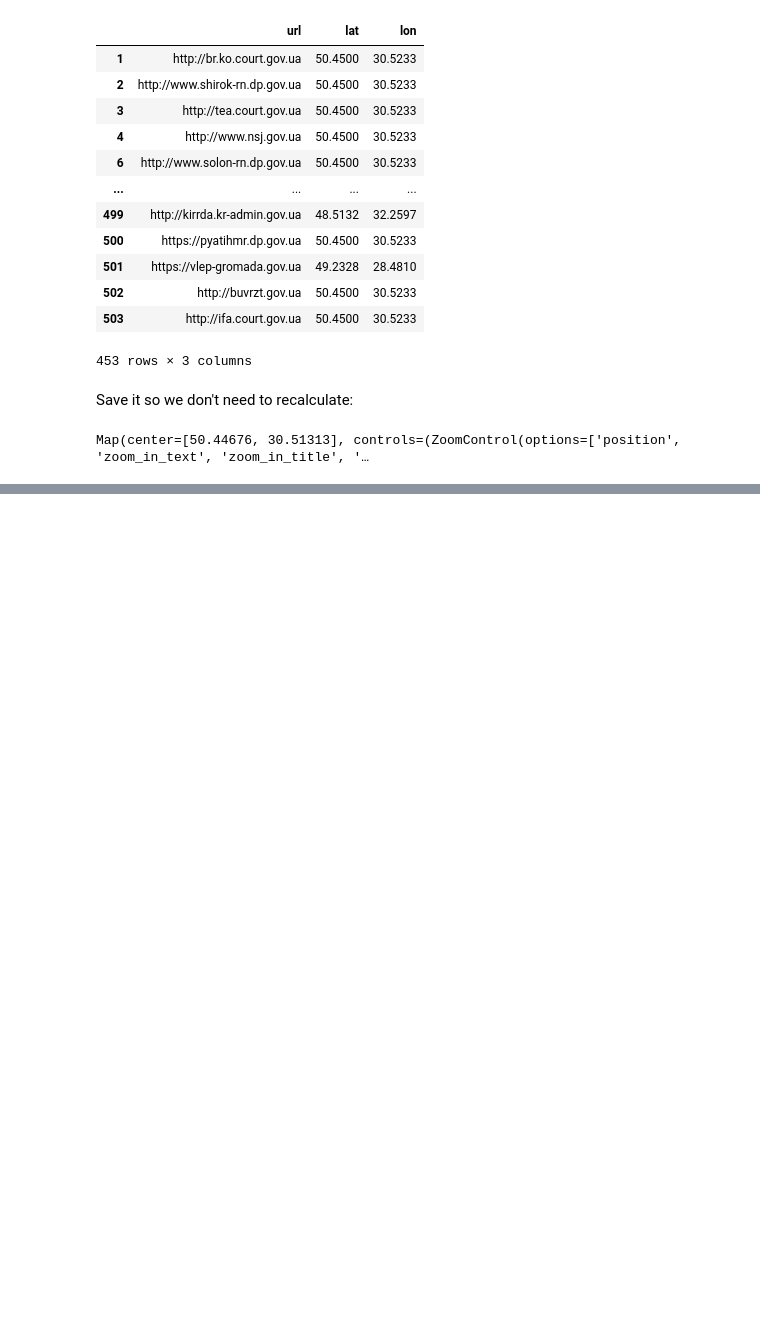
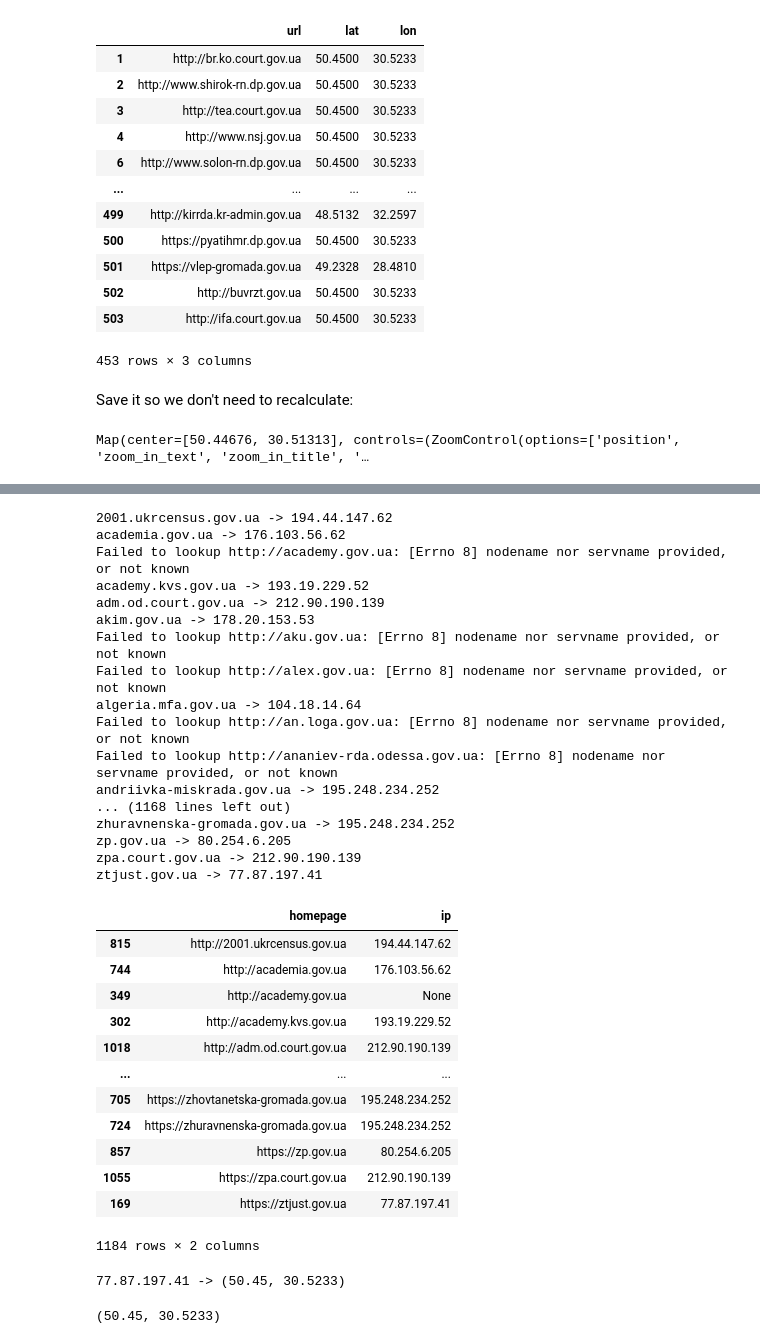
Before and after one commit to bmschmidt/gov-ua, a Jupyter notebook: Notebook.ipynb, the cells around one changed output, grey strips where cells are left out. Cells and saved outputs as stored; diff of their text form; code cells hidden in the pictures; blank space fills up the shorter version.

```diff
--- a/Notebook.ipynb
+++ b/Notebook.ipynb
@@ -238,0 +242,15 @@ m.save('outage-map.html', title='Website Outage 2020-03-03')
+# %%
+from urllib.parse import urlparse
+
+def ip(url):
+    uri = urlparse(url)
+    try:
+        hostname = uri.netloc
+        ip = gethostbyname(hostname)
+        print(f'{hostname} -> {ip}')
+        return ip
+    except Exception as e:
+        print(f"Failed to lookup {url}: {e}")
+        return None
+
+ip('https://ezupilska-gromada.gov.ua/')
@@ -238,0 +278,51 @@ m.save('outage-map.html', title='Website Outage 2020-03-03')
+# %%
+websites['ip'] = websites['homepage'].map(ip)
+websites
+# %% [output]
+2001.ukrcensus.gov.ua -> 194.44.147.62
+academia.gov.ua -> 176.103.56.62
+Failed to lookup http://academy.gov.ua: [Errno 8] nodename nor servname provided, or not known
+academy.kvs.gov.ua -> 193.19.229.52
+adm.od.court.gov.ua -> 212.90.190.139
+akim.gov.ua -> 178.20.153.53
+Failed to lookup http://aku.gov.ua: [Errno 8] nodename nor servname provided, or not known
+Failed to lookup http://alex.gov.ua: [Errno 8] nodename nor servname provided, or not known
+algeria.mfa.gov.ua -> 104.18.14.64
+Failed to lookup http://an.loga.gov.ua: [Errno 8] nodename nor servname provided, or not known
+Failed to lookup http://ananiev-rda.odessa.gov.ua: [Errno 8] nodename nor servname provided, or not known
+andriivka-miskrada.gov.ua -> 195.248.234.252
+... (1168 lines left out)
+zhuravnenska-gromada.gov.ua -> 195.248.234.252
+zp.gov.ua -> 80.254.6.205
+zpa.court.gov.ua -> 212.90.190.139
+ztjust.gov.ua -> 77.87.197.41
+|  | homepage | ip |
+| 815 | http://2001.ukrcensus.gov.ua | 194.44.147.62 |
+| 744 | http://academia.gov.ua | 176.103.56.62 |
+| 349 | http://academy.gov.ua | None |
+| 302 | http://academy.kvs.gov.ua | 193.19.229.52 |
+| 1018 | http://adm.od.court.gov.ua | 212.90.190.139 |
+| ... | ... | ... |
+| 705 | https://zhovtanetska-gromada.gov.ua | 195.248.234.252 |
+| 724 | https://zhuravnenska-gromada.gov.ua | 195.248.234.252 |
+| 857 | https://zp.gov.ua | 80.254.6.205 |
+| 1055 | https://zpa.court.gov.ua | 212.90.190.139 |
+| 169 | https://ztjust.gov.ua | 77.87.197.41 |
+1184 rows × 2 columns
+# %%
+def location(ip):
+    try:
+        loc = geolite2.lookup(ip)
+        if loc:
+            print(f'{ip} -> {loc.location}')
+            return loc.location
+        else:
+            print(f'{ip} no location')
+    except Exception as e:
+        print(e)
+    return None
+
+location('77.87.197.41')
+# %% [output]
+77.87.197.41 -> (50.45, 30.5233)
+(50.45, 30.5233)
```
Also changed, not shown: parts of 8 cells of this notebook, 1 other file.
